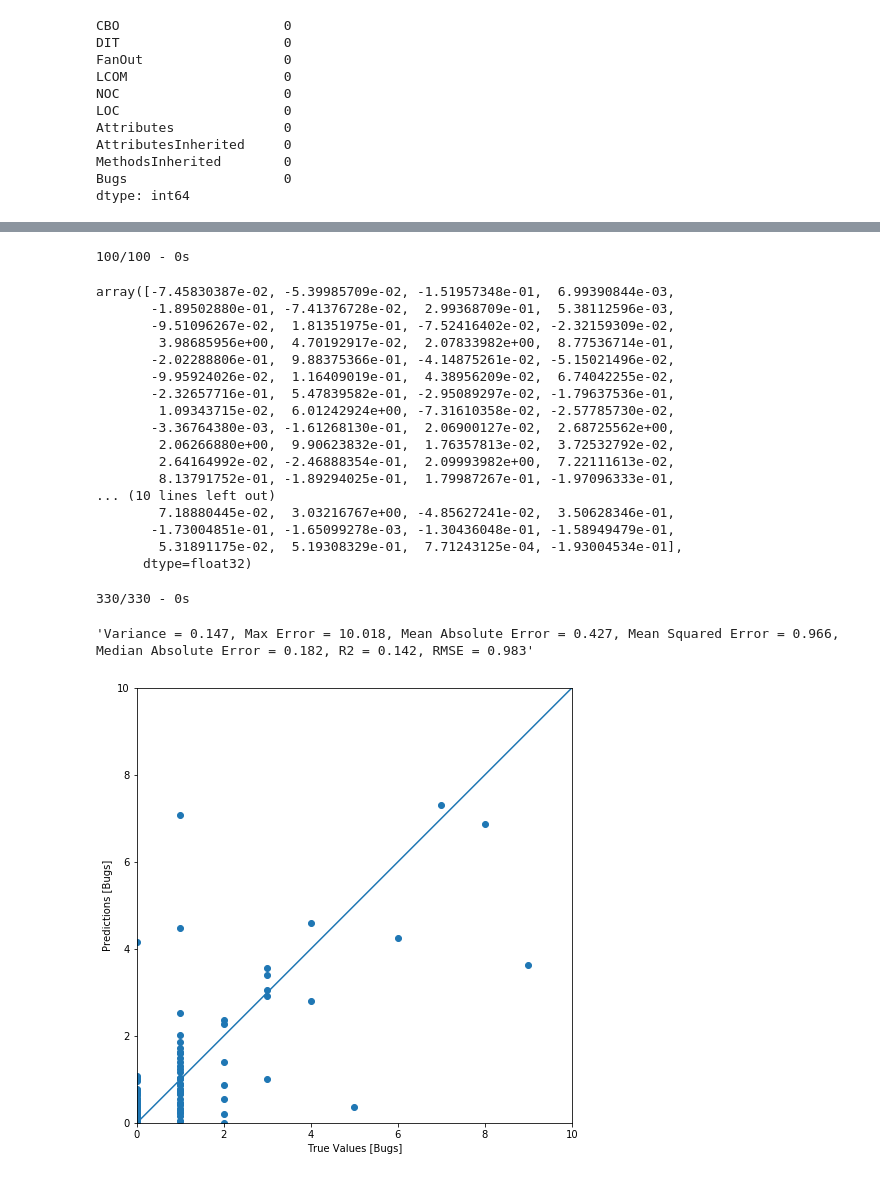
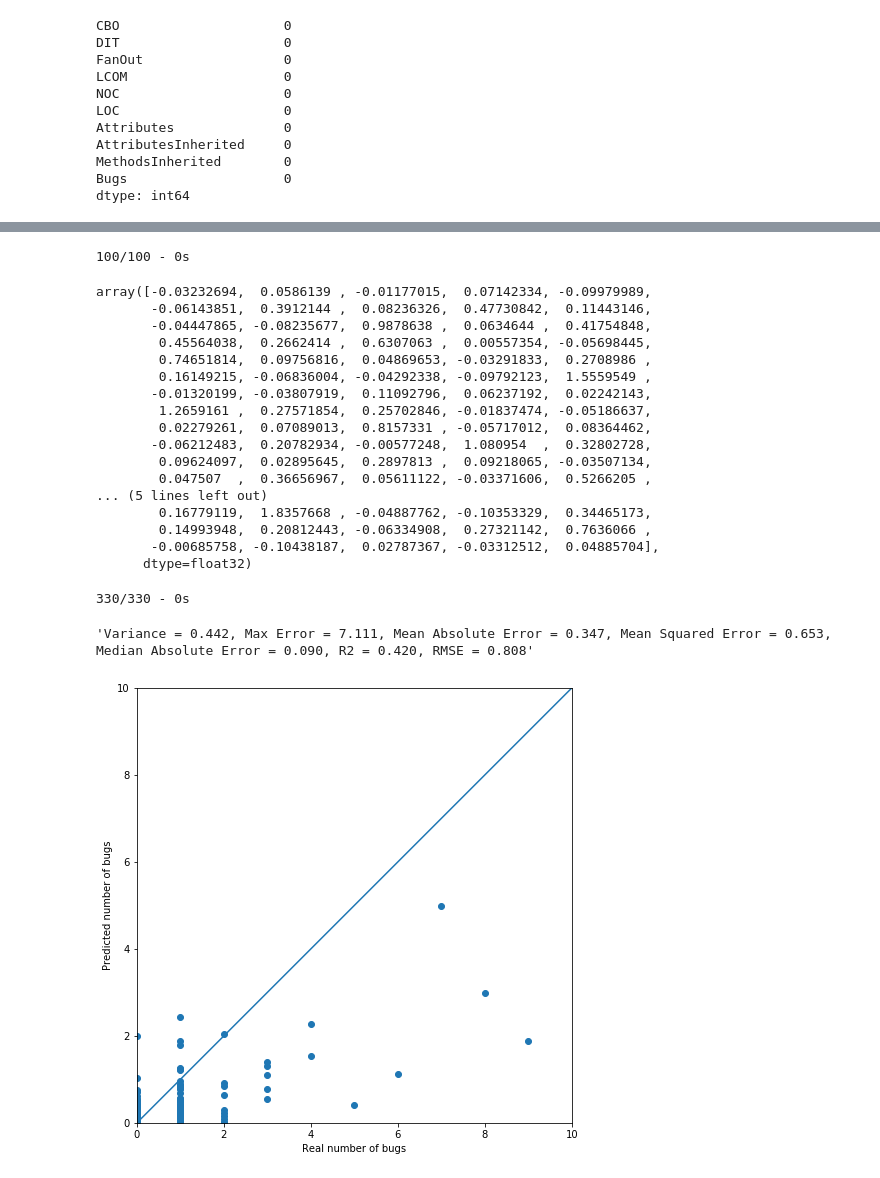
Before and after one commit to marcinrabiza/software-bugs-prediction, a Jupyter notebook: NN_Python.ipynb, the cells around one changed output, grey strips where cells are left out. Cells and saved outputs as stored; diff of their text form; code cells hidden in the pictures.

```diff
--- a/NN_Python.ipynb
+++ b/NN_Python.ipynb
@@ -130,5 +132,3 @@ from sklearn.model_selection import train_test_split
 
 X_train, X_test, y_train, y_test = train_test_split(
     X, y, test_size=0.33, random_state=seed, stratify=y)
-# %%
-model.fit(X_train, y_train)
@@ -175,0 +135,5 @@ Pipeline(memory=None,
+# %%
+model.set_params(regressor__validation_data=(X_test, y_test)).fit(X_train, y_train)
+#odel.fit(X_train, y_train)
+
+#Pipeline.fit(X_train, y_train, regressor__validation_data=(X_test, y_test))
@@ -179,22 +167,22 @@ example_result = model.predict(example_batch)
 example_result
 # %% [output]
 100/100 - 0s
-array([-7.45830387e-02, -5.39985709e-02, -1.51957348e-01,  6.99390844e-03,
-       -1.89502880e-01, -7.41376728e-02,  2.99368709e-01,  5.38112596e-03,
-       -9.51096267e-02,  1.81351975e-01, -7.52416402e-02, -2.32159309e-02,
-        3.98685956e+00,  4.70192917e-02,  2.07833982e+00,  8.77536714e-01,
-       -2.02288806e-01,  9.88375366e-01, -4.14875261e-02, -5.15021496e-02,
-       -9.95924026e-02,  1.16409019e-01,  4.38956209e-02,  6.74042255e-02,
-       -2.32657716e-01,  5.47839582e-01, -2.95089297e-02, -1.79637536e-01,
-        1.09343715e-02,  6.01242924e+00, -7.31610358e-02, -2.57785730e-02,
-       -3.36764380e-03, -1.61268130e-01,  2.06900127e-02,  2.68725562e+00,
-        2.06266880e+00,  9.90623832e-01,  1.76357813e-02,  3.72532792e-02,
-        2.64164992e-02, -2.46888354e-01,  2.09993982e+00,  7.22111613e-02,
-        8.13791752e-01, -1.89294025e-01,  1.79987267e-01, -1.97096333e-01,
-... (10 lines left out)
-        7.18880445e-02,  3.03216767e+00, -4.85627241e-02,  3.50628346e-01,
-       -1.73004851e-01, -1.65099278e-03, -1.30436048e-01, -1.58949479e-01,
-        5.31891175e-02,  5.19308329e-01,  7.71243125e-04, -1.93004534e-01],
+array([-0.03232694,  0.0586139 , -0.01177015,  0.07142334, -0.09979989,
+       -0.06143851,  0.3912144 ,  0.08236326,  0.47730842,  0.11443146,
+       -0.04447865, -0.08235677,  0.9878638 ,  0.0634644 ,  0.41754848,
+        0.45564038,  0.2662414 ,  0.6307063 ,  0.00557354, -0.05698445,
+        0.74651814,  0.09756816,  0.04869653, -0.03291833,  0.2708986 ,
+        0.16149215, -0.06836004, -0.04292338, -0.09792123,  1.5559549 ,
+       -0.01320199, -0.03807919,  0.11092796,  0.06237192,  0.02242143,
+        1.2659161 ,  0.27571854,  0.25702846, -0.01837474, -0.05186637,
+        0.02279261,  0.07089013,  0.8157331 , -0.05717012,  0.08364462,
+       -0.06212483,  0.20782934, -0.00577248,  1.080954  ,  0.32802728,
+        0.09624097,  0.02895645,  0.2897813 ,  0.09218065, -0.03507134,
+        0.047507  ,  0.36656967,  0.05611122, -0.03371606,  0.5266205 ,
+... (5 lines left out)
+        0.16779119,  1.8357668 , -0.04887762, -0.10353329,  0.34465173,
+        0.14993948,  0.20812443, -0.06334908,  0.27321142,  0.7636066 ,
+       -0.00685758, -0.10438187,  0.02787367, -0.03312512,  0.04885704],
       dtype=float32)
 # %%
 y_pred = model.predict(X_test)
@@ -214,24 +202,24 @@ r2_score = r2_score(y_test, y_pred)
 
 "Variance = {:.3f}, Max Error = {:.3f}, Mean Absolute Error = {:.3f}, Mean Squared Error = {:.3f}, Median Absolute Error = {:.3f}, R2 = {:.3f}, RMSE = {:.3f}".format(variance, max_error, mean_absolute_error, mean_squared_error, median_absolute_error, r2_score, sqrt(mean_squared_error))
 # %% [output]
-'Variance = 0.147, Max Error = 10.018, Mean Absolute Error = 0.427, Mean Squared Error = 0.966, Median Absolute Error = 0.182, R2 = 0.142, RMSE = 0.983'
+'Variance = 0.442, Max Error = 7.111, Mean Absolute Error = 0.347, Mean Squared Error = 0.653, Median Absolute Error = 0.090, R2 = 0.420, RMSE = 0.808'
 # %%
 #For regression
 fig_size = plt.rcParams["figure.figsize"]
 fig_size[0] = 10
 fig_size[1] = 8
 plt.rcParams["figure.figsize"] = fig_size
 
 a = plt.axes(aspect='equal')
 plt.scatter(y_test, y_pred)
-plt.xlabel('True Values [Bugs]')
-plt.ylabel('Predictions [Bugs]')
+plt.xlabel('Real number of bugs')
+plt.ylabel('Predicted number of bugs')
 lims = [0, 10]
 plt.xlim(lims)
 plt.ylim(lims)
 _ = plt.plot(lims, lims)
 # %% [output]
-[figure, old version]
+[figure, new version]
 # %%
 error = y_pred - y_test
 plt.hist(error, bins = 25)
```
Also changed, not shown: parts of 4 cells of this notebook.
